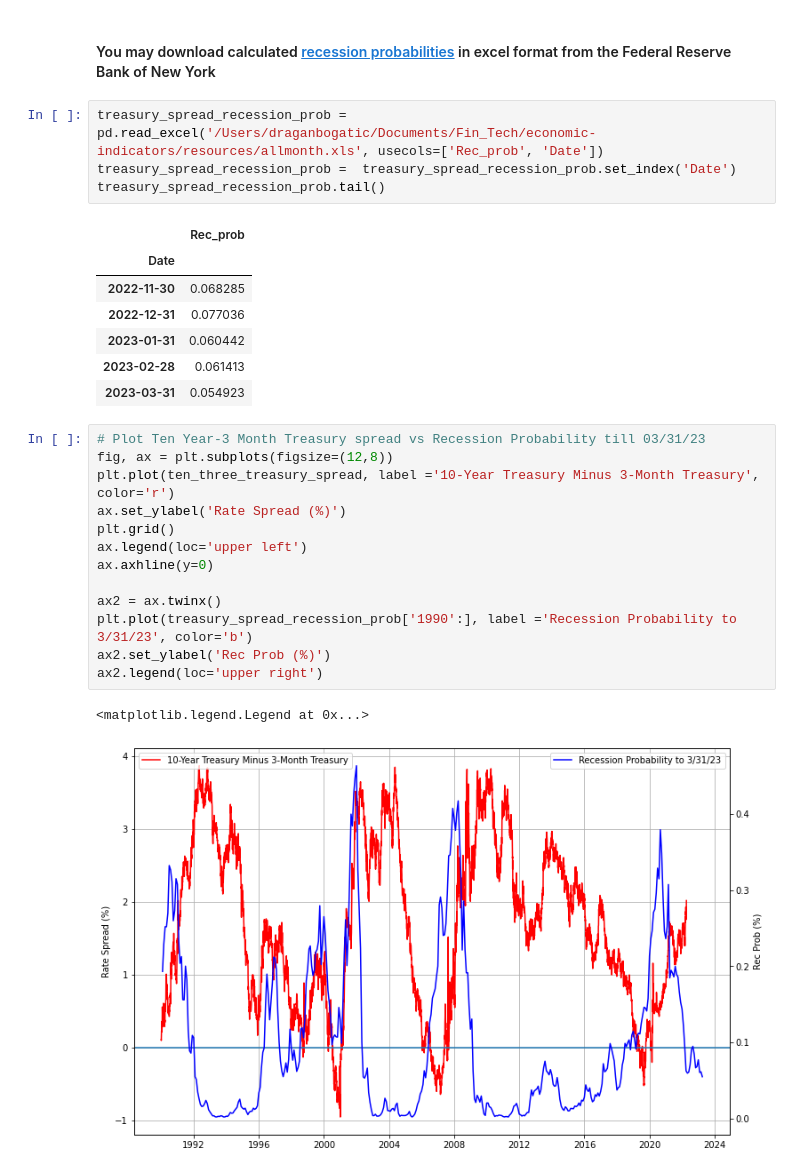
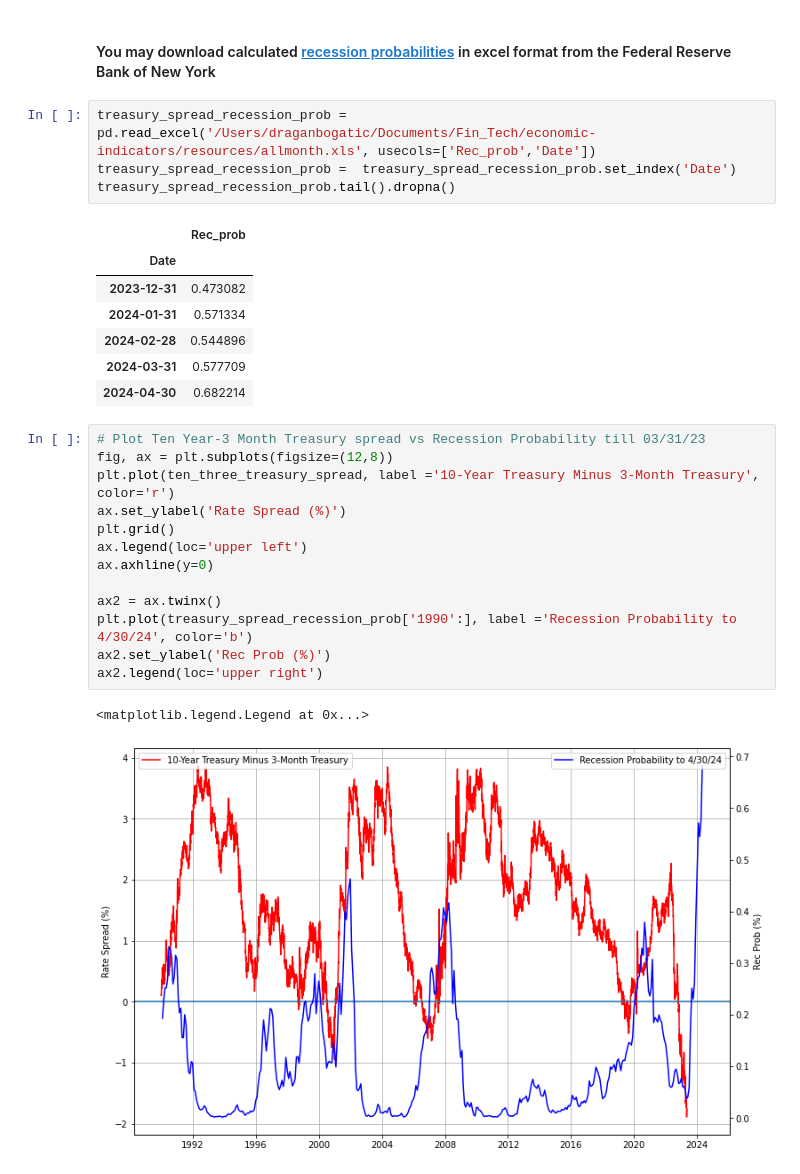
Before and after one commit to dbogatic/economic-indicators, a Jupyter notebook: recession_probability.ipynb, the cells around one changed output. Drawn from its saved outputs; the diff is of its cells as text.

```diff
--- a/recession_probability.ipynb
+++ b/recession_probability.ipynb
@@ -134,33 +135,33 @@ ax2.legend(loc='upper right')
 # %% [markdown]
 #### You may download calculated [recession probabilities](https://www.newyorkfed.org/research/capital_markets/ycfaq#/) in excel format from the Federal Reserve Bank of New York
 # %%
-treasury_spread_recession_prob = pd.read_excel('/Users/draganbogatic/Documents/Fin_Tech/economic-indicators/resources/allmonth.xls', usecols=['Rec_prob', 'Date'])
+treasury_spread_recession_prob = pd.read_excel('/Users/draganbogatic/Documents/Fin_Tech/economic-indicators/resources/allmonth.xls', usecols=['Rec_prob','Date'])
 treasury_spread_recession_prob =  treasury_spread_recession_prob.set_index('Date')
-treasury_spread_recession_prob.tail()
+treasury_spread_recession_prob.tail().dropna()
 # %% [output]
 |  | Rec_prob |
 | Date |  |
-| 2022-11-30 | 0.068285 |
-| 2022-12-31 | 0.077036 |
-| 2023-01-31 | 0.060442 |
-| 2023-02-28 | 0.061413 |
-| 2023-03-31 | 0.054923 |
+| 2023-12-31 | 0.473082 |
+| 2024-01-31 | 0.571334 |
+| 2024-02-28 | 0.544896 |
+| 2024-03-31 | 0.577709 |
+| 2024-04-30 | 0.682214 |
 # %%
 # Plot Ten Year-3 Month Treasury spread vs Recession Probability till 03/31/23
 fig, ax = plt.subplots(figsize=(12,8))
 plt.plot(ten_three_treasury_spread, label ='10-Year Treasury Minus 3-Month Treasury', color='r')
 ax.set_ylabel('Rate Spread (%)')
 plt.grid()
 ax.legend(loc='upper left')
 ax.axhline(y=0)
 
 ax2 = ax.twinx()
-plt.plot(treasury_spread_recession_prob['1990':], label ='Recession Probability to 3/31/23', color='b')
+plt.plot(treasury_spread_recession_prob['1990':], label ='Recession Probability to 4/30/24', color='b')
 ax2.set_ylabel('Rec Prob (%)')
 ax2.legend(loc='upper right')
 # %% [output]
 <matplotlib.legend.Legend at 0x...>
-[figure, old version]
+[figure, new version]
 # %%
 # Plot Recession Probability vs S&P 500
 fig, ax = plt.subplots(figsize=(12,8))
```
Also changed, not shown: parts of 17 cells of this notebook, 11 other files.
